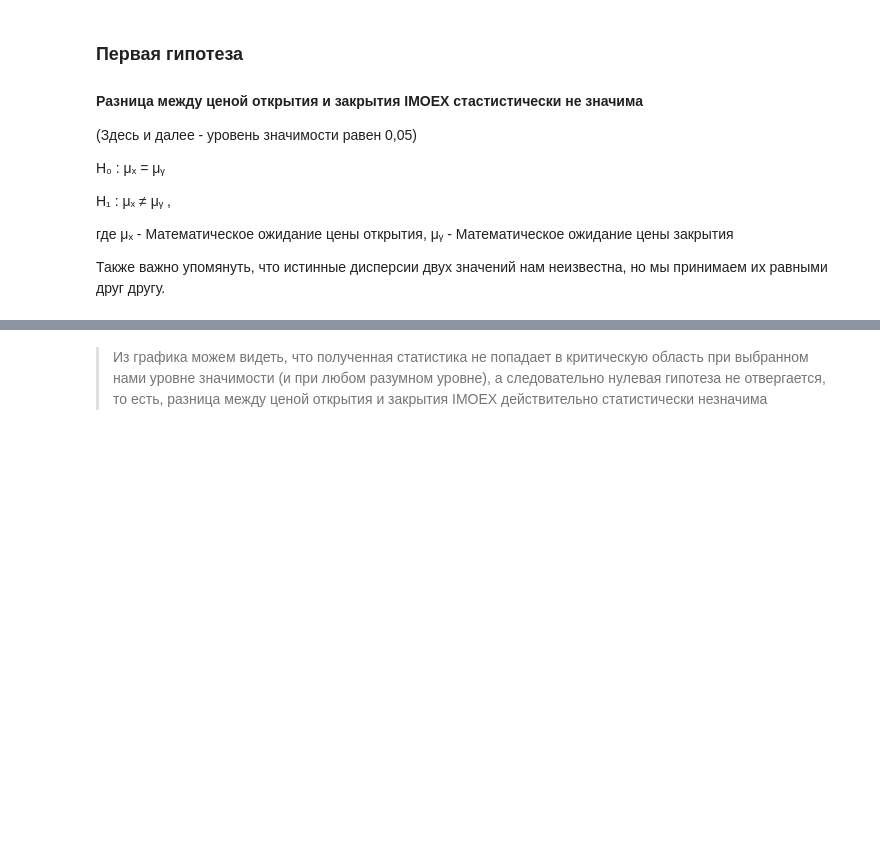
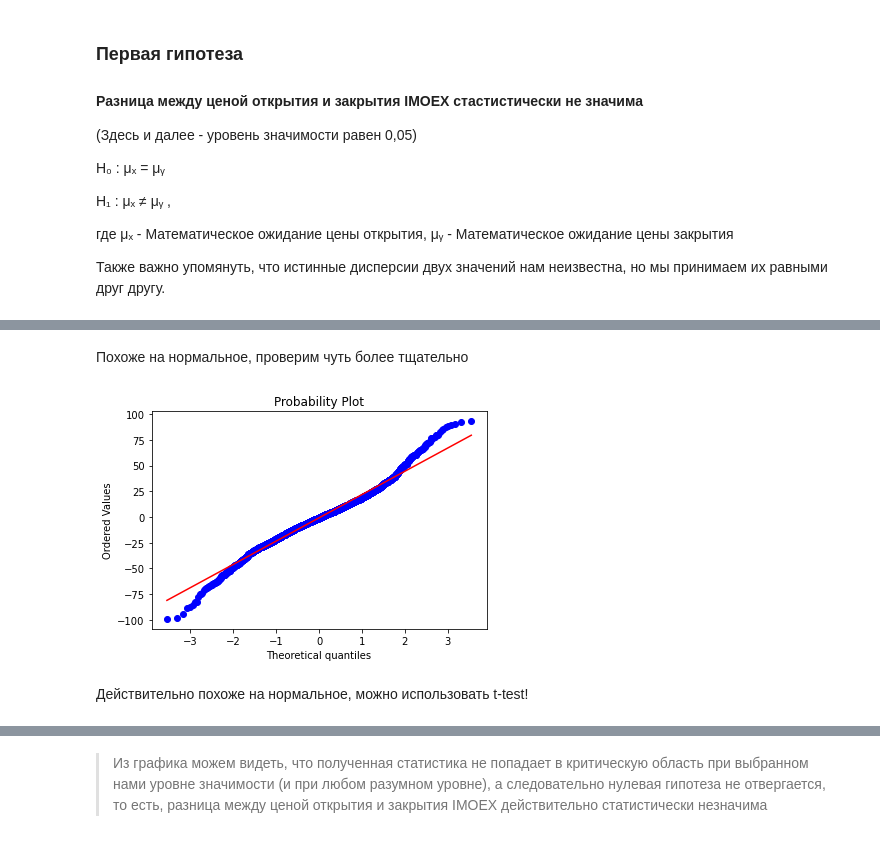
Before and after one commit to evelinakolomoets/andan_project, a Jupyter notebook: step06_hypotheses.ipynb, the cells around one changed output, grey strips where cells are left out. Cells and saved outputs as stored; diff of their text form; code cells hidden in the pictures; blank space fills up the shorter version.

```diff
--- a/step06_hypotheses.ipynb
+++ b/step06_hypotheses.ipynb
@@ -46,3 +60,11 @@ H₁ : μₓ ≠ μᵧ ,
+# %% [markdown]
+Похоже на нормальное, проверим чуть более тщательно
+# %%
+stats.probplot(diff_1, dist="norm", plot=plt);
+# %% [output]
+[figure, added]
+# %% [markdown]
+Действительно похоже на нормальное, можно использовать t-test!
 # %%
 var_im_open = df.imoex_open.var()
 var_im_close = df.imoex_close.var()
```
Also changed, not shown: parts of 27 cells of this notebook.
